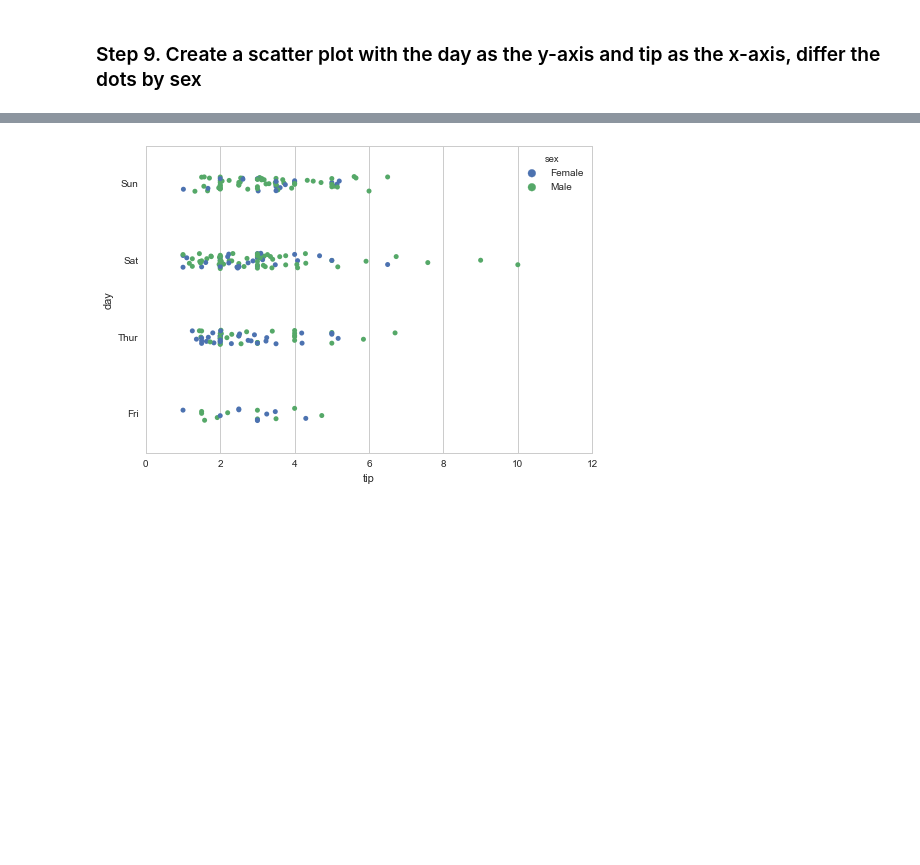
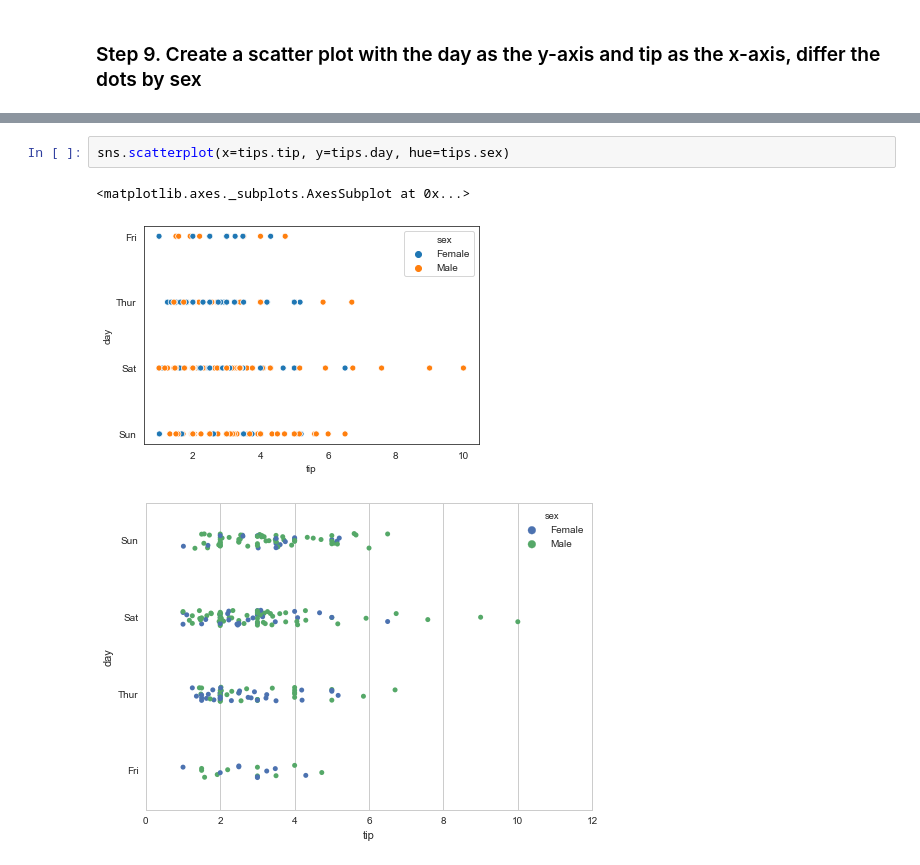
Before and after one commit to RoxannaW/Data-science-bootcamp, a Jupyter notebook: Curso/Week_5/day3/exercises/pandas/07_Visualization/Tips/07_Tips_Solutions.ipynb, the cells around one changed output, grey strips where cells are left out. Drawn from its saved outputs; the diff is of its cells as text; blank space fills up the shorter version.

```diff
--- a/Curso/Week_5/day3/exercises/pandas/07_Visualization/Tips/07_Tips_Solutions.ipynb
+++ b/Curso/Week_5/day3/exercises/pandas/07_Visualization/Tips/07_Tips_Solutions.ipynb
@@ -123,3 +145,8 @@ x.map_offdiag(plt.scatter)
+# %%
+sns.scatterplot(x=tips.tip, y=tips.day, hue=tips.sex)
+# %% [output]
+<matplotlib.axes._subplots.AxesSubplot at 0x...>
+[figure, added]
 # %%
 # %% [output]
 [figure]
```
Also changed, not shown: parts of 4 cells of this notebook, 1 other file.
